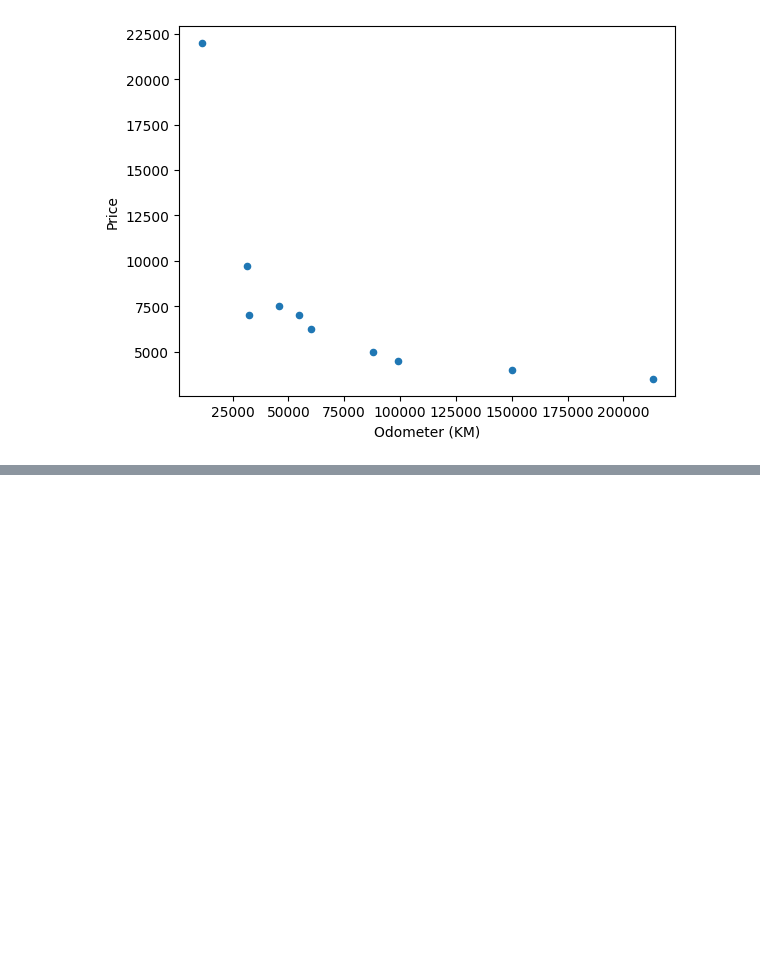
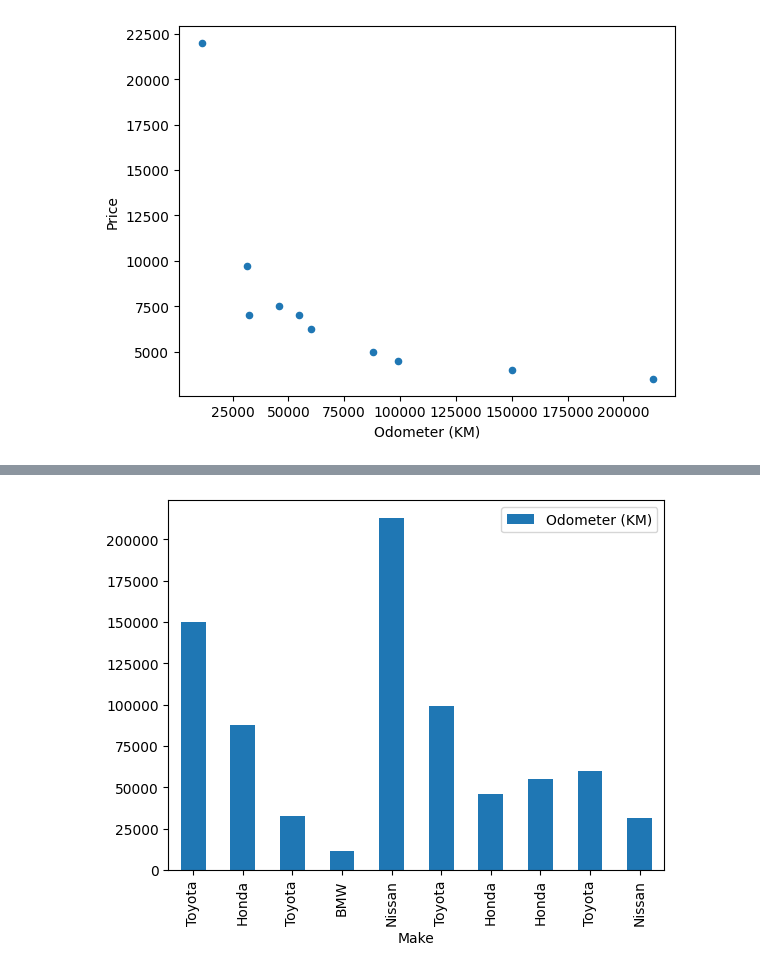
Before and after one commit to gouravguptacom/machine-learning-ztm, a Jupyter notebook: 4-matplotlib-seaborn.ipynb, the cells around one changed output, grey strips where cells are left out. Saved outputs shown, nothing was run; the diff lists cells and outputs as text; code cells hidden in the pictures; blank space fills up the shorter version.

```diff
--- a/4-matplotlib-seaborn.ipynb
+++ b/4-matplotlib-seaborn.ipynb
@@ -299,0 +342,4 @@ car_sales.plot(x="Odometer (KM)", y="Price", kind="scatter");
+# %%
+car_sales.plot(x="Make", y="Odometer (KM)", kind="bar");
+# %% [output]
+[figure, added]
```
Also changed, not shown: parts of 25 cells of this notebook, 1 other file.
